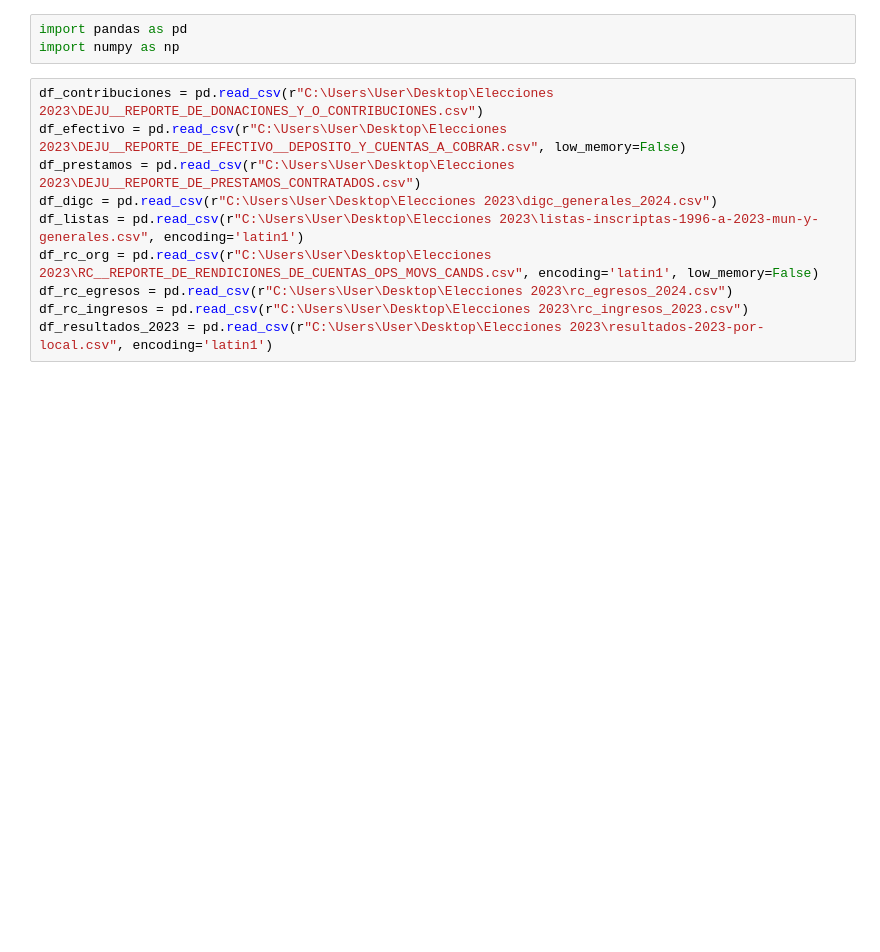
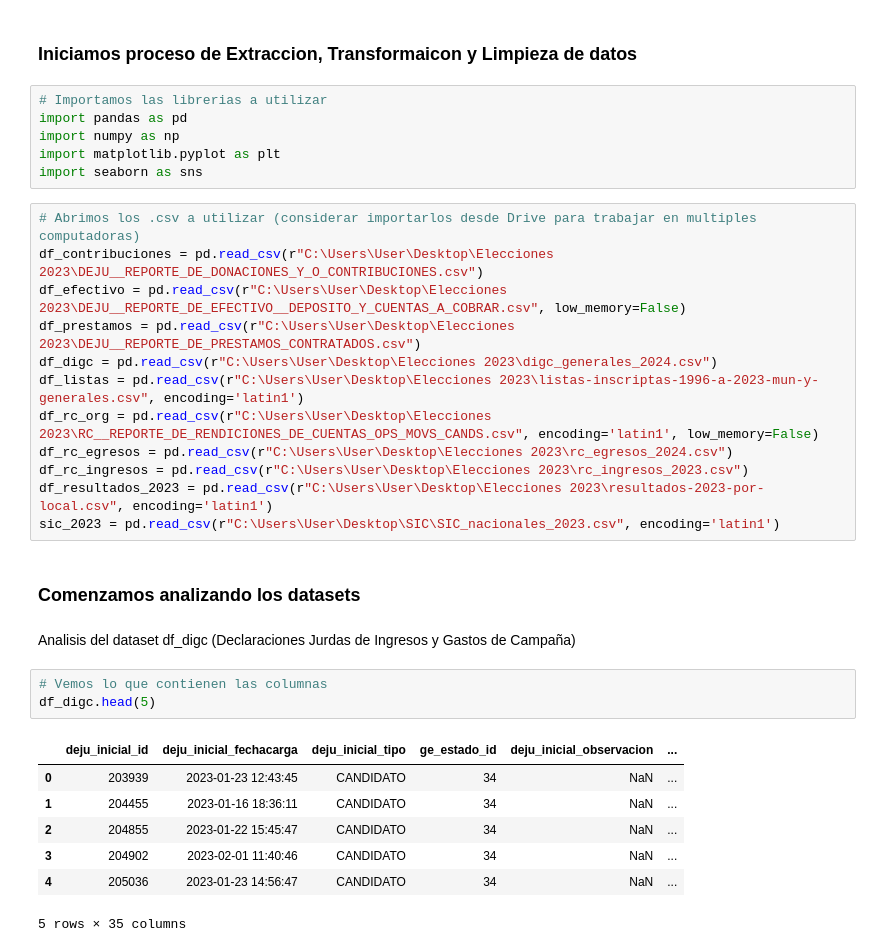
Before and after one commit to Somnus-py/Elecciones_2023, a Jupyter notebook: elecciones_2023.ipynb, the cells around one changed output. Drawn from its saved outputs; the diff is of its cells as text; blank space fills up the shorter version.

```diff
--- a/elecciones_2023.ipynb
+++ b/elecciones_2023.ipynb
@@ -1,7 +54,13 @@
+# %% [markdown]
+### Iniciamos proceso de Extraccion, Transformaicon y Limpieza de datos
 # %%
+# Importamos las librerias a utilizar
 import pandas as pd
 import numpy as np
+import matplotlib.pyplot as plt
+import seaborn as sns
 # %%
+# Abrimos los .csv a utilizar (considerar importarlos desde Drive para trabajar en multiples computadoras)
 df_contribuciones = pd.read_csv(r"C:\Users\User\Desktop\Elecciones 2023\DEJU__REPORTE_DE_DONACIONES_Y_O_CONTRIBUCIONES.csv")
 df_efectivo = pd.read_csv(r"C:\Users\User\Desktop\Elecciones 2023\DEJU__REPORTE_DE_EFECTIVO__DEPOSITO_Y_CUENTAS_A_COBRAR.csv", low_memory=False)
 df_prestamos = pd.read_csv(r"C:\Users\User\Desktop\Elecciones 2023\DEJU__REPORTE_DE_PRESTAMOS_CONTRATADOS.csv")
@@ -11,3 +70,19 @@ df_rc_org = pd.read_csv(r"C:\Users\User\Desktop\Elecciones 2023\RC__REPORTE_DE_R
 df_rc_egresos = pd.read_csv(r"C:\Users\User\Desktop\Elecciones 2023\rc_egresos_2024.csv")
 df_rc_ingresos = pd.read_csv(r"C:\Users\User\Desktop\Elecciones 2023\rc_ingresos_2023.csv")
 df_resultados_2023 = pd.read_csv(r"C:\Users\User\Desktop\Elecciones 2023\resultados-2023-por-local.csv", encoding='latin1')
+sic_2023 = pd.read_csv(r"C:\Users\User\Desktop\SIC\SIC_nacionales_2023.csv", encoding='latin1')
+# %% [markdown]
+### Comenzamos analizando los datasets
+# %% [markdown]
+Analisis del dataset df_digc (Declaraciones Jurdas de Ingresos y Gastos de Campaña)
+# %%
+# Vemos lo que contienen las columnas
+df_digc.head(5)
+# %% [output]
+|  | deju_inicial_id | deju_inicial_fechacarga | deju_inicial_tipo | ge_estado_id | deju_inicial_observacion | ... |
+| 0 | 203939 | 2023-01-23 12:43:45 | CANDIDATO | 34 | NaN | ... |
+| 1 | 204455 | 2023-01-16 18:36:11 | CANDIDATO | 34 | NaN | ... |
+| 2 | 204855 | 2023-01-22 15:45:47 | CANDIDATO | 34 | NaN | ... |
+| 3 | 204902 | 2023-02-01 11:40:46 | CANDIDATO | 34 | NaN | ... |
+| 4 | 205036 | 2023-01-23 14:56:47 | CANDIDATO | 34 | NaN | ... |
+5 rows × 35 columns
```
Also changed, not shown: parts of 7 cells of this notebook, 1 other file.
